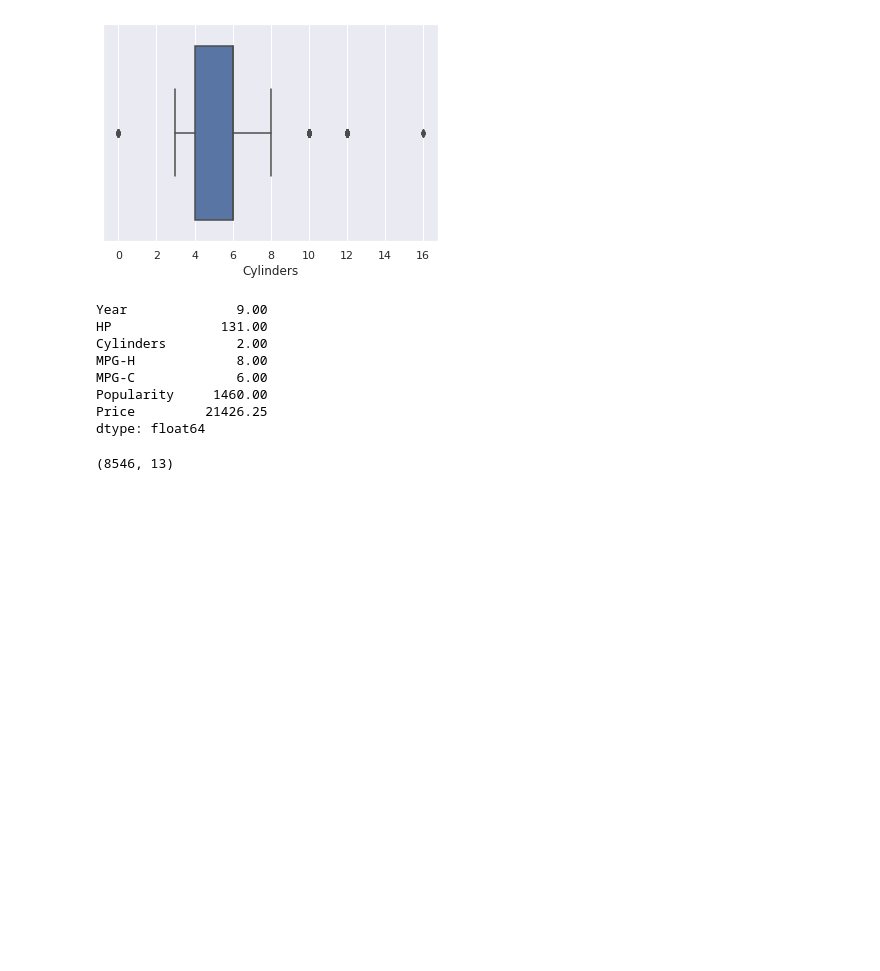
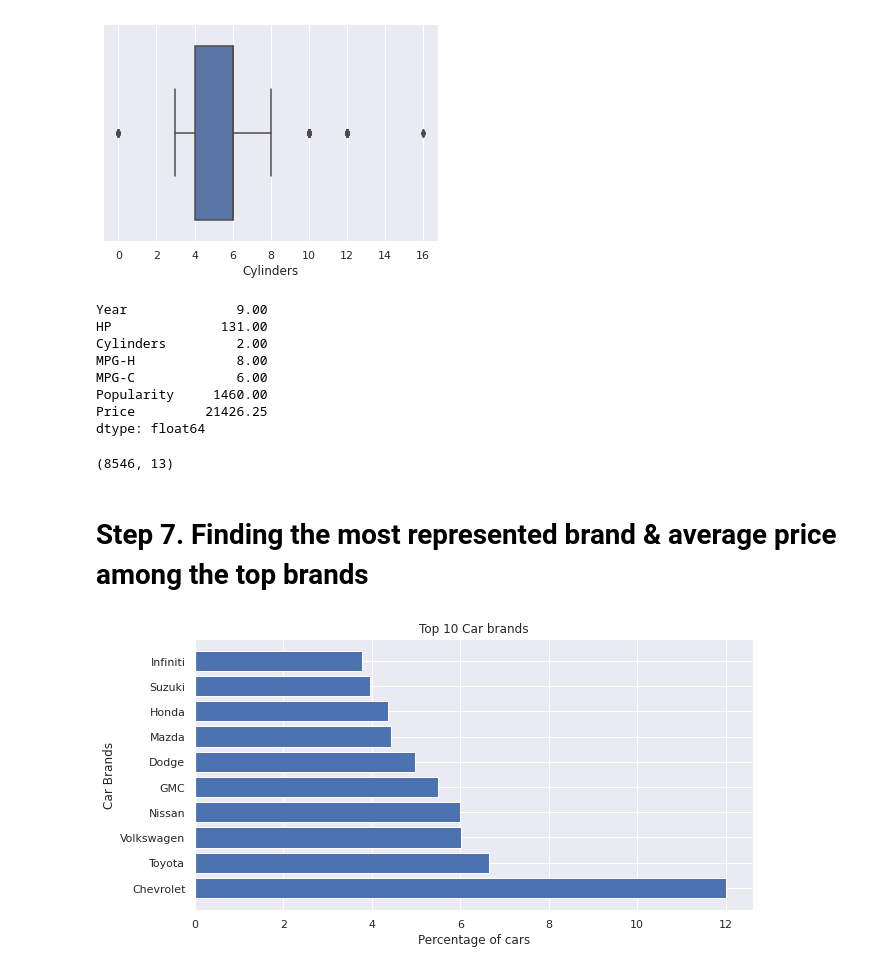
Before and after one commit to muskanmili/ML_EDA_cars, a Jupyter notebook: MLInternshipProject.ipynb, the cells around one changed output. Saved outputs shown, nothing was run; the diff lists cells and outputs as text; code cells hidden in the pictures; blank space fills up the shorter version.

```diff
--- a/MLInternshipProject.ipynb
+++ b/MLInternshipProject.ipynb
@@ -281,3 +286,21 @@ df = df[~((df < (Q1 - 1.5 * IQR)) |(df > (Q3 + 1.5 * IQR))).any(axis=1)]
 df.shape
 # %% [output]
 (8546, 13)
+# %% [markdown]
+# **Step 7. Finding the most represented brand & average price among the top brands**
+# %%
+# Percentage of car per brand
+counts = df['Make'].value_counts()*100/sum(df['Make'].value_counts())
+
+# Top 10 car brands
+popular_labels = counts.index[:10]
+
+# Plot
+plt.figure(figsize=(10,5))
+plt.barh(popular_labels, width=counts[:10])
+plt.title('Top 10 Car brands')
+plt.ylabel('Car Brands')
+plt.xlabel('Percentage of cars')
+plt.show()
+# %% [output]
+[figure, added]
```
Also changed, not shown: parts of 45 cells of this notebook.
